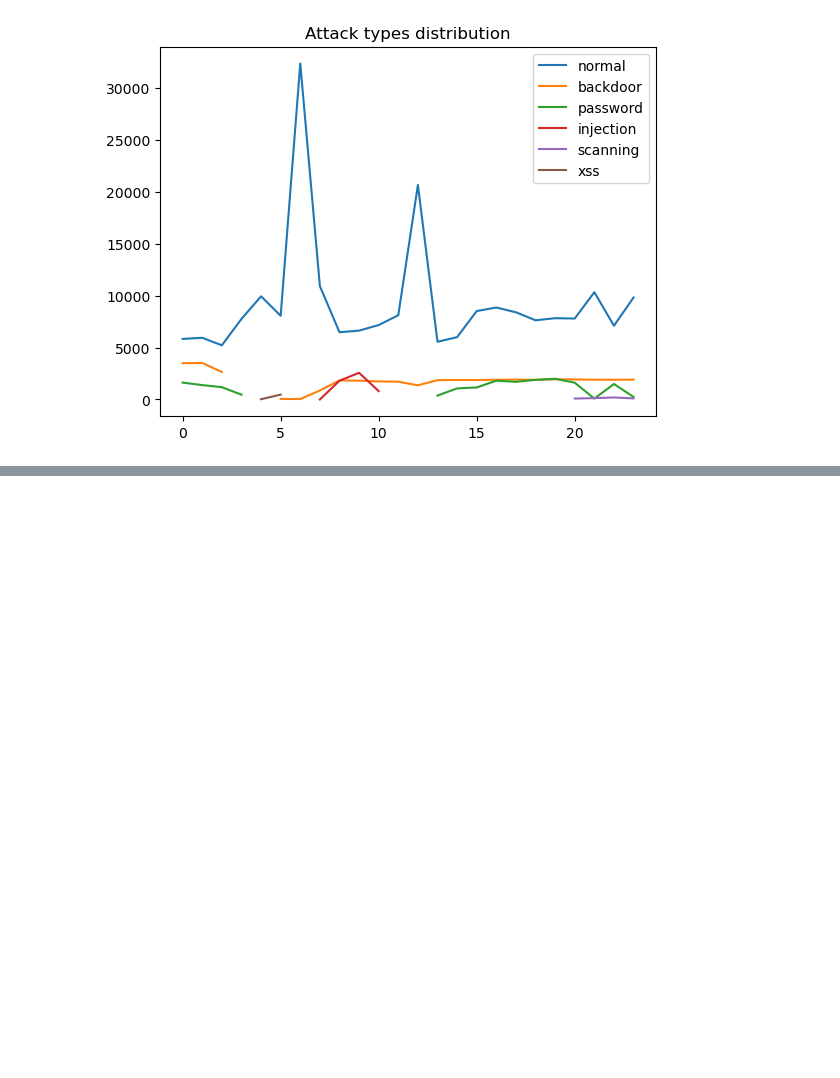
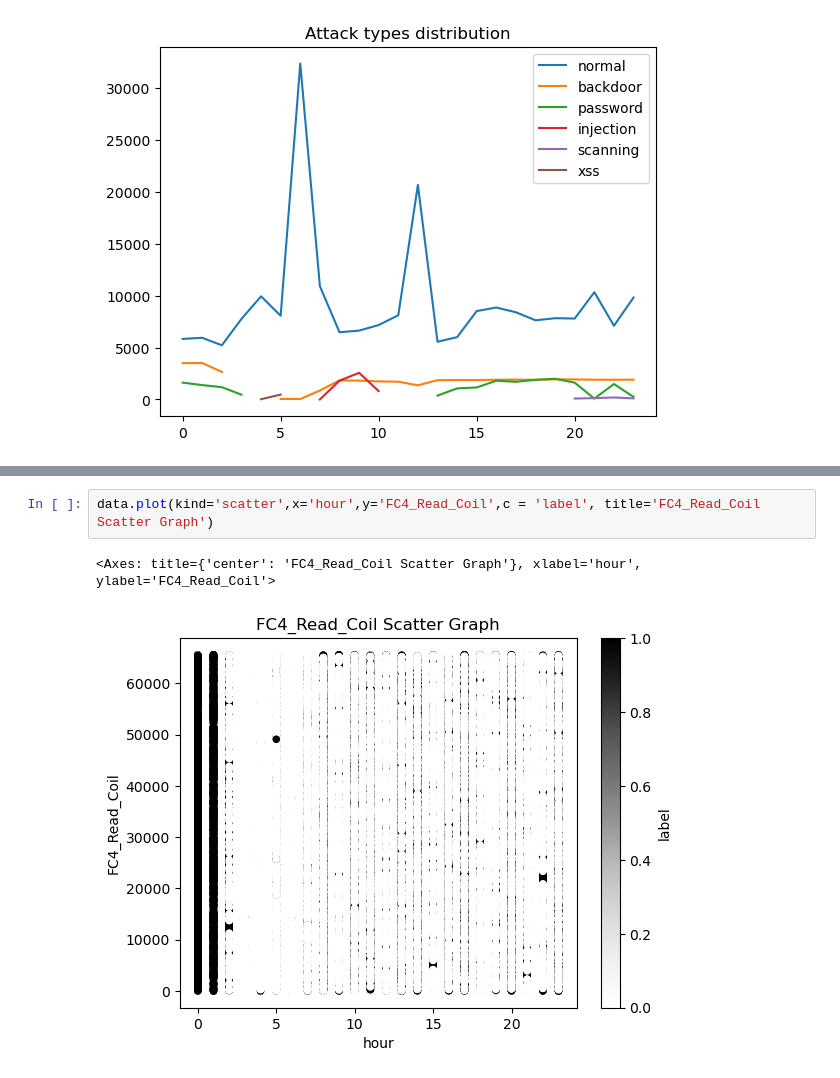
Before and after one commit to SHVleV9CYWkK/IoT-anomaly-detection, a Jupyter notebook: data_visualisation.ipynb, the cells around one changed output, grey strips where cells are left out. Saved outputs shown, nothing was run; the diff lists cells and outputs as text; blank space fills up the shorter version.

```diff
--- a/data_visualisation.ipynb
+++ b/data_visualisation.ipynb
@@ -262,0 +270,5 @@ data.plot(kind='scatter',x='hour',y='FC2_Read_Discrete_Value',c = 'label')
+# %%
+data.plot(kind='scatter',x='hour',y='FC4_Read_Coil',c = 'label', title='FC4_Read_Coil Scatter Graph')
+# %% [output]
+<Axes: title={'center': 'FC4_Read_Coil Scatter Graph'}, xlabel='hour', ylabel='FC4_Read_Coil'>
+[figure, added]
```
Also changed, not shown: parts of 4 cells of this notebook.
